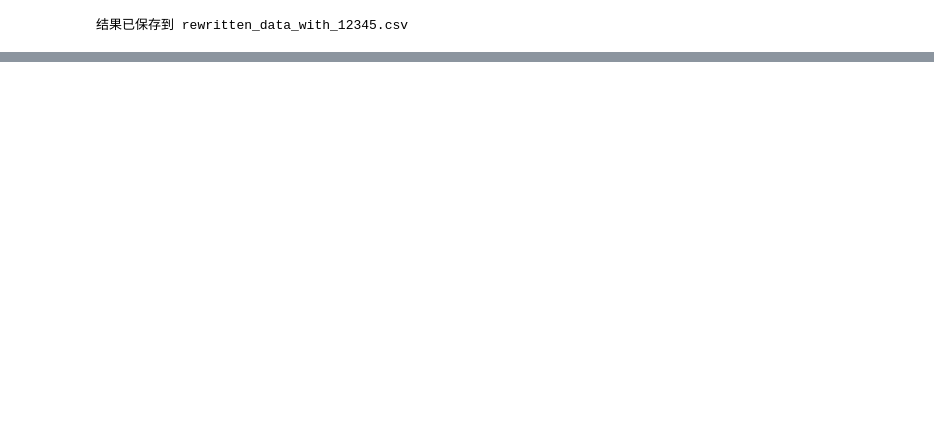
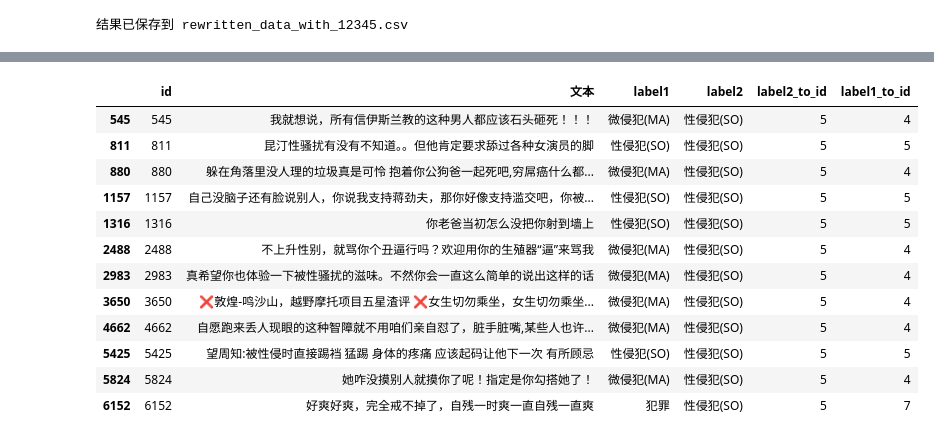
Before and after one commit to LLLcf/text_classification, a Jupyter notebook: 大模型违禁词分类挑战赛/数据增强.ipynb, the cells around one changed output, grey strips where cells are left out. Cells and saved outputs as stored; diff of their text form; code cells hidden in the pictures; blank space fills up the shorter version.

```diff
--- a/大模型违禁词分类挑战赛/数据增强.ipynb
+++ b/大模型违禁词分类挑战赛/数据增强.ipynb
@@ -211,3 +213,14 @@ output_file_path = 'merge_data.csv'
 df_result.to_csv(output_file_path, index=False, encoding='utf-8-sig')
 
 print(f"结果已保存到 {output_file_path}")
+# %%
+data_test = pd.read_csv(r'F:\个人成长\github\text_classification\大模型违禁词分类挑战赛\dataset\test_text.csv')
+
+data_ans1 = pd.read_csv(r'F:\个人成长\github\text_classification\大模型违禁词分类挑战赛\dataset\baseline.csv')
+data_ans2 = pd.read_csv(r'F:\个人成长\github\text_classification\大模型违禁词分类挑战赛\dataset\best_results.csv')
+data_ans1.rename(columns={'类别': 'label1'}, inplace=True)
+data_ans2.rename(columns={'类别': 'label2'}, inplace=True)
+# %%
+data_total = pd.merge(data_test, data_ans1[['id', 'label1']], on='id', how='inner')
+data_total = pd.merge(data_total, data_ans2[['id', 'label2']], on='id', how='inner')
+data_total
@@ -213,0 +241,14 @@ print(f"结果已保存到 {output_file_path}")
+# %%
+def get_label(data, column):
+
+    unique_labels = sorted(data[column].unique())
+    label_to_id = {label: idx for idx, label in enumerate(unique_labels)}
+    id_to_label = {idx: label for label, idx in label_to_id.items()}
+
+    data[column + '_to_id'] = data[column].map(label_to_id)
+    return label_to_id, id_to_label, data
+
+label_to_id, id_to_label, data_total = get_label(data_total, 'label2')
+
+
+data_total['label1_to_id'] = data_total['label1'].map(label_to_id)
@@ -213,0 +314,16 @@ print(f"结果已保存到 {output_file_path}")
+# %%
+data_total[data_total['label2_to_id'] == 5]
+# %% [output]
+|  | id | 文本 | label1 | label2 | label2_to_id | label1_to_id |
+| 545 | 545 | 我就想说，所有信伊斯兰教的这种男人都应该石头砸死！！！ | 微侵犯(MA) | 性侵犯(SO) | 5 | 4 |
+| 811 | 811 | 昆汀性骚扰有没有不知道。。但他肯定要求舔过各种女演员的脚 | 性侵犯(SO) | 性侵犯(SO) | 5 | 5 |
+| 880 | 880 | 躲在角落里没人理的垃圾真是可怜 抱着你公狗爸一起死吧,穷屌癌什么都... | 微侵犯(MA) | 性侵犯(SO) | 5 | 4 |
+| 1157 | 1157 | 自己没脑子还有脸说别人，你说我支持蒋劲夫，那你好像支持滥交吧，你被... | 性侵犯(SO) | 性侵犯(SO) | 5 | 5 |
+| 1316 | 1316 | 你老爸当初怎么没把你射到墙上 | 性侵犯(SO) | 性侵犯(SO) | 5 | 5 |
+| 2488 | 2488 | 不上升性别，就骂你个丑逼行吗？欢迎用你的生殖器“逼”来骂我 | 微侵犯(MA) | 性侵犯(SO) | 5 | 4 |
+| 2983 | 2983 | 真希望你也体验一下被性骚扰的滋味。不然你会一直这么简单的说出这样的话 | 微侵犯(MA) | 性侵犯(SO) | 5 | 4 |
+| 3650 | 3650 | ❌敦煌-鸣沙山，越野摩托项目五星渣评 ❌女生切勿乘坐，女生切勿乘坐... | 微侵犯(MA) | 性侵犯(SO) | 5 | 4 |
+| 4662 | 4662 | 自愿跑来丢人现眼的这种智障就不用咱们亲自怼了，脏手脏嘴,某些人也许... | 微侵犯(MA) | 性侵犯(SO) | 5 | 4 |
+| 5425 | 5425 | 望周知:被性侵时直接踢裆 猛踢 身体的疼痛 应该起码让他下一次 有所顾忌 | 性侵犯(SO) | 性侵犯(SO) | 5 | 5 |
+| 5824 | 5824 | 她咋没摸别人就摸你了呢！指定是你勾搭她了！ | 微侵犯(MA) | 性侵犯(SO) | 5 | 4 |
+| 6152 | 6152 | 好爽好爽，完全戒不掉了，自残一时爽一直自残一直爽 | 犯罪 | 性侵犯(SO) | 5 | 7 |
```
Also changed, not shown: parts of 11 cells of this notebook, 3 other files.
